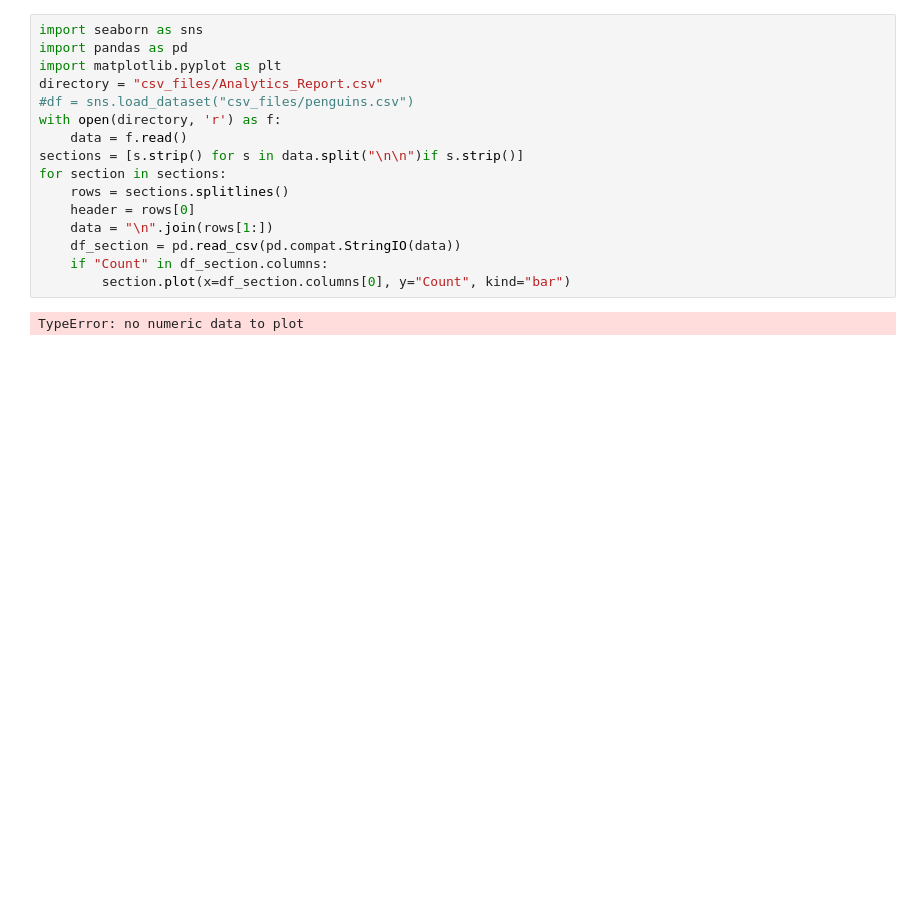
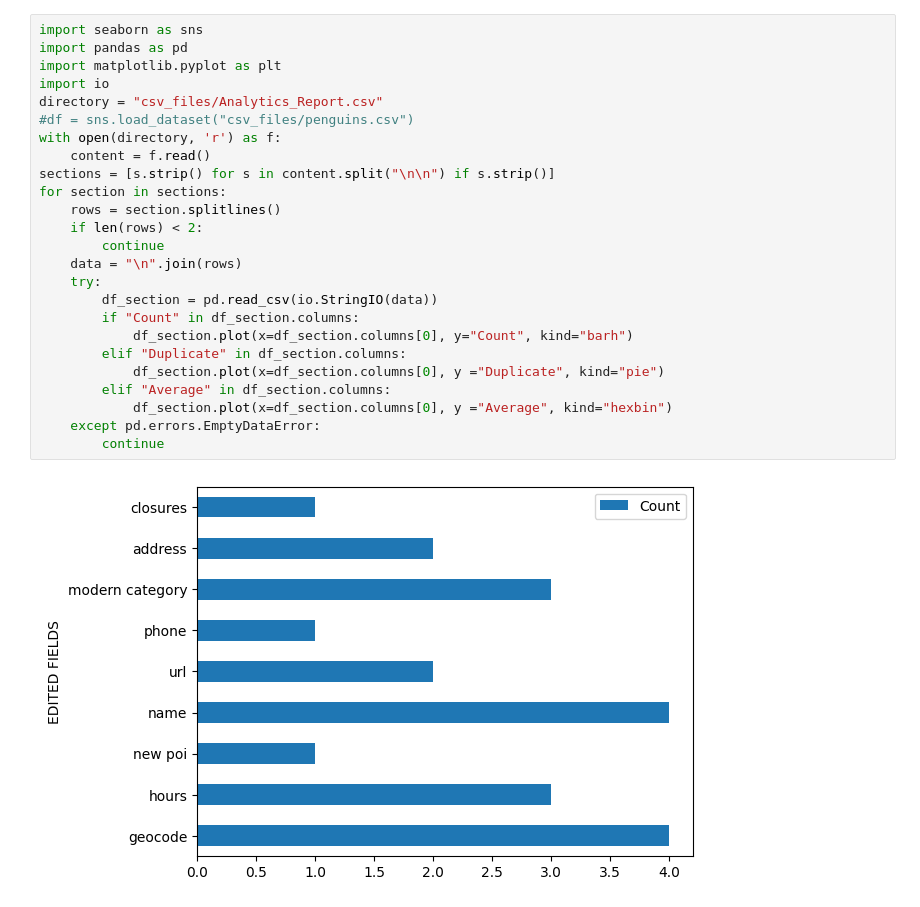
Before and after one commit to elvissierra/Data-Eng-Houseing, a Jupyter notebook: notebook1.ipynb, the cells around one changed output. Drawn from its saved outputs; the diff is of its cells as text; blank space fills up the shorter version.

Commit message:
working plots

```diff
--- a/notebook1.ipynb
+++ b/notebook1.ipynb
@@ -1,18 +1,27 @@
 # %%
 import seaborn as sns
 import pandas as pd
 import matplotlib.pyplot as plt
+import io
 directory = "csv_files/Analytics_Report.csv"
 #df = sns.load_dataset("csv_files/penguins.csv")
 with open(directory, 'r') as f:
-    data = f.read()
-sections = [s.strip() for s in data.split("\n\n")if s.strip()]
+    content = f.read()
+sections = [s.strip() for s in content.split("\n\n") if s.strip()]
 for section in sections:
-    rows = sections.splitlines()
-    header = rows[0]
-    data = "\n".join(rows[1:])
-    df_section = pd.read_csv(pd.compat.StringIO(data))
-    if "Count" in df_section.columns:
-        section.plot(x=df_section.columns[0], y="Count", kind="bar")
+    rows = section.splitlines()
+    if len(rows) < 2:
+        continue
+    data = "\n".join(rows)
+    try:
+        df_section = pd.read_csv(io.StringIO(data))
+        if "Count" in df_section.columns:
+            df_section.plot(x=df_section.columns[0], y="Count", kind="barh")
+        elif "Duplicate" in df_section.columns:
+            df_section.plot(x=df_section.columns[0], y ="Duplicate", kind="pie")
+        elif "Average" in df_section.columns:
+            df_section.plot(x=df_section.columns[0], y ="Average", kind="hexbin")
+    except pd.errors.EmptyDataError:
+        continue
 # %% [output]
-TypeError: no numeric data to plot
+[figure, added]
```
Also changed, not shown: parts of 1 cell of this notebook, 1 other file.
